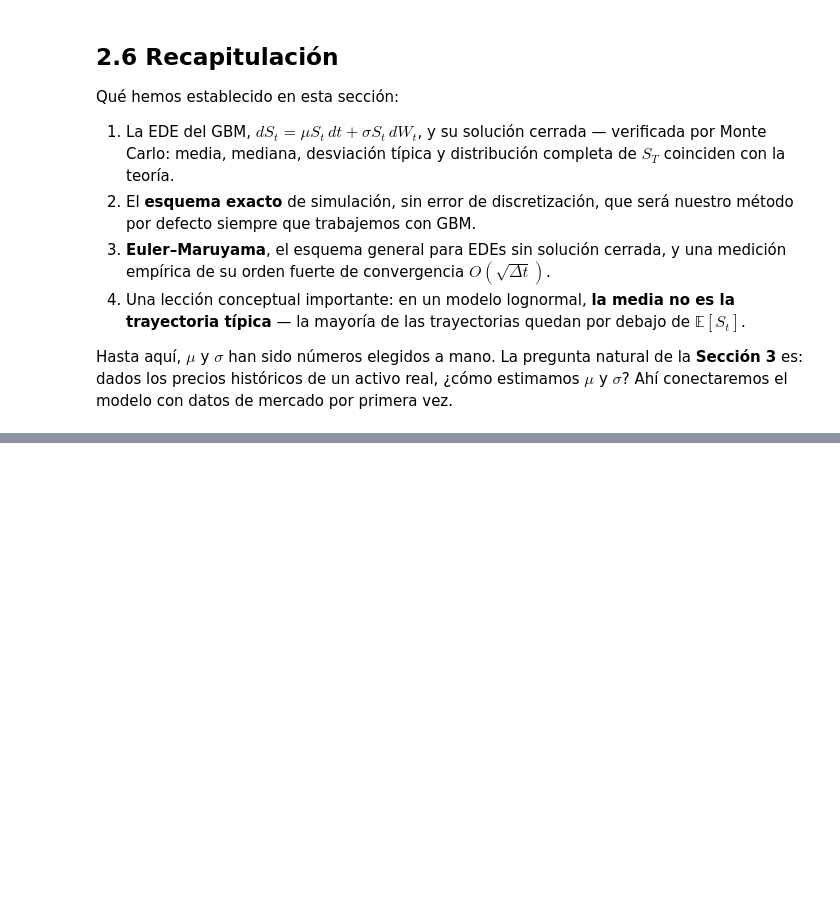
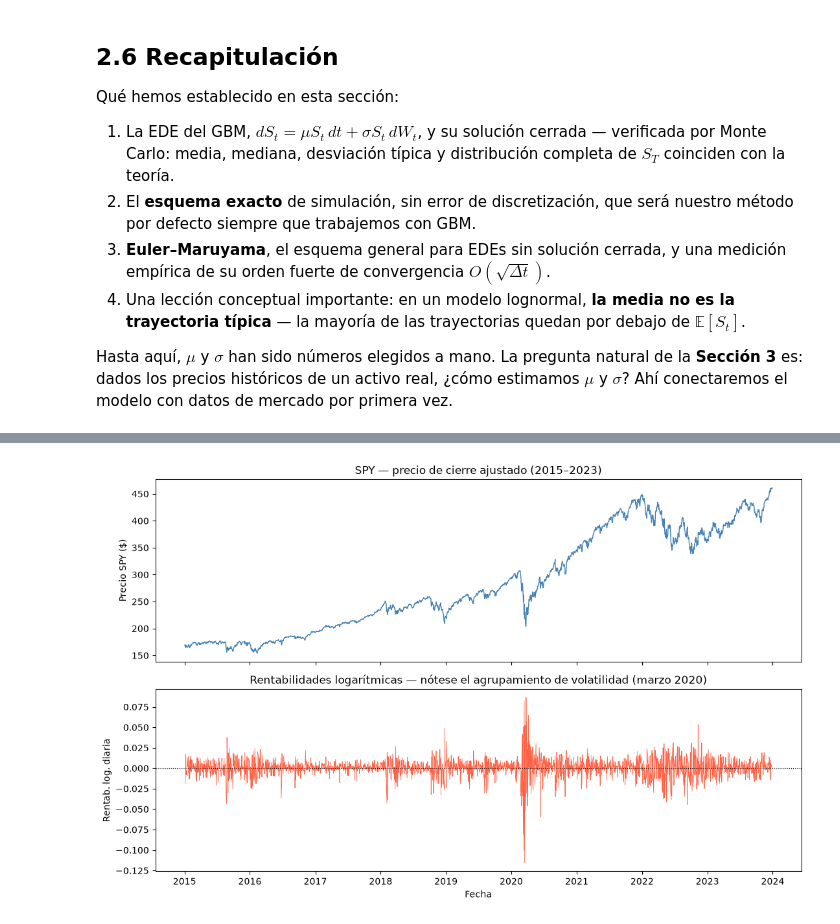
Before and after one commit to jorgeRL05/monte-carlo-quant, a Jupyter notebook: notebooks/modulo_02_gbm.ipynb, the cells around one changed output, grey strips where cells are left out. Saved outputs shown, nothing was run; the diff lists cells and outputs as text; code cells hidden in the pictures; blank space fills up the shorter version.

```diff
--- a/notebooks/modulo_02_gbm.ipynb
+++ b/notebooks/modulo_02_gbm.ipynb
@@ -384,0 +435,17 @@ Hasta aquí, $\mu$ y $\sigma$ han sido números elegidos a mano. La pregunta nat
+# %%
+fig, (ax1, ax2) = plt.subplots(2, 1, figsize=(11, 7), sharex=True)
+
+ax1.plot(precios.index, precios.values, color='steelblue', linewidth=1)
+ax1.set_ylabel(f'Precio {TICKER} ($)')
+ax1.set_title(f'{TICKER} — precio de cierre ajustado (2015–2023)')
+
+ax2.plot(log_ret.index, log_ret.values, color='tomato', linewidth=0.6)
+ax2.axhline(0, color='black', linewidth=0.8, linestyle=':')
+ax2.set_ylabel('Rentab. log. diaria')
+ax2.set_xlabel('Fecha')
+ax2.set_title('Rentabilidades logarítmicas — nótese el agrupamiento de volatilidad (marzo 2020)')
+
+plt.tight_layout()
+plt.show()
+# %% [output]
+[figure, added]
```
Also changed, not shown: parts of 17 cells of this notebook, 1 other file.
